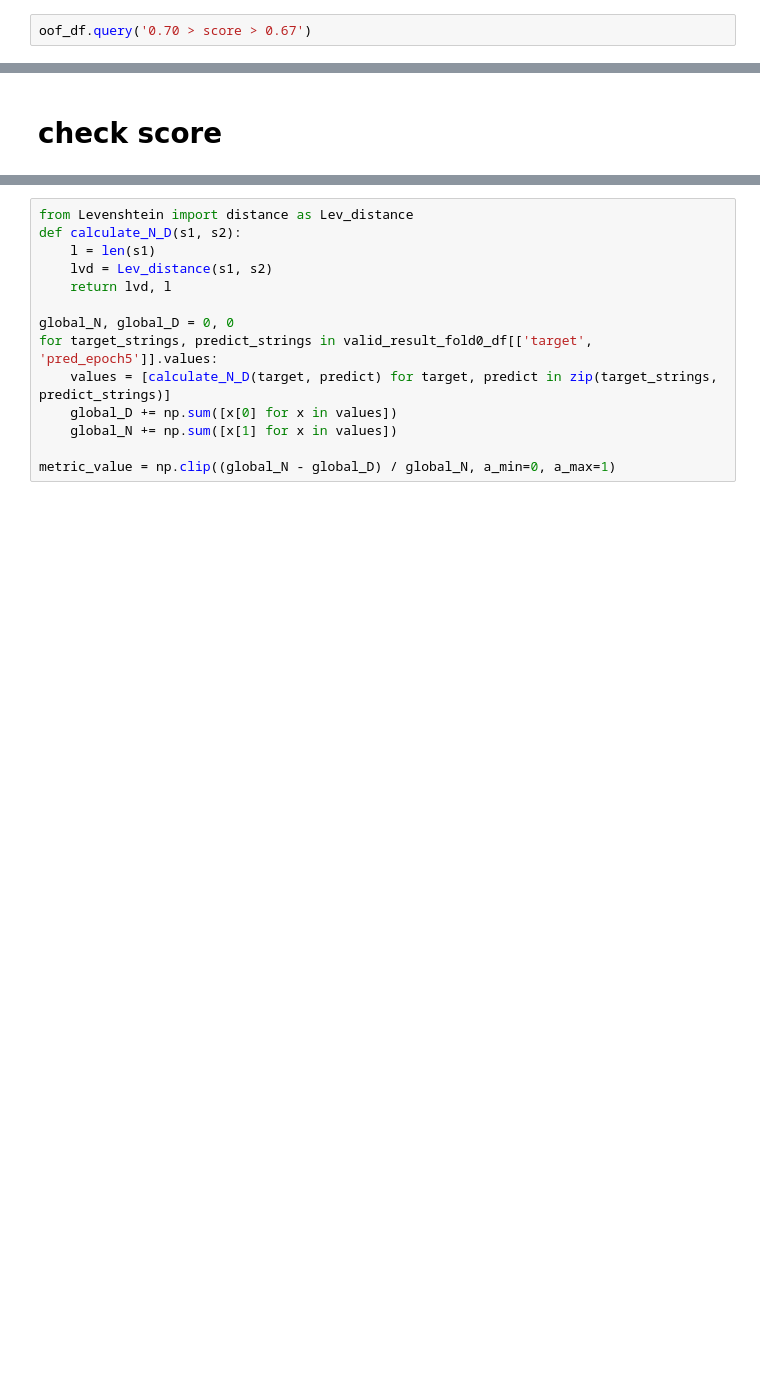
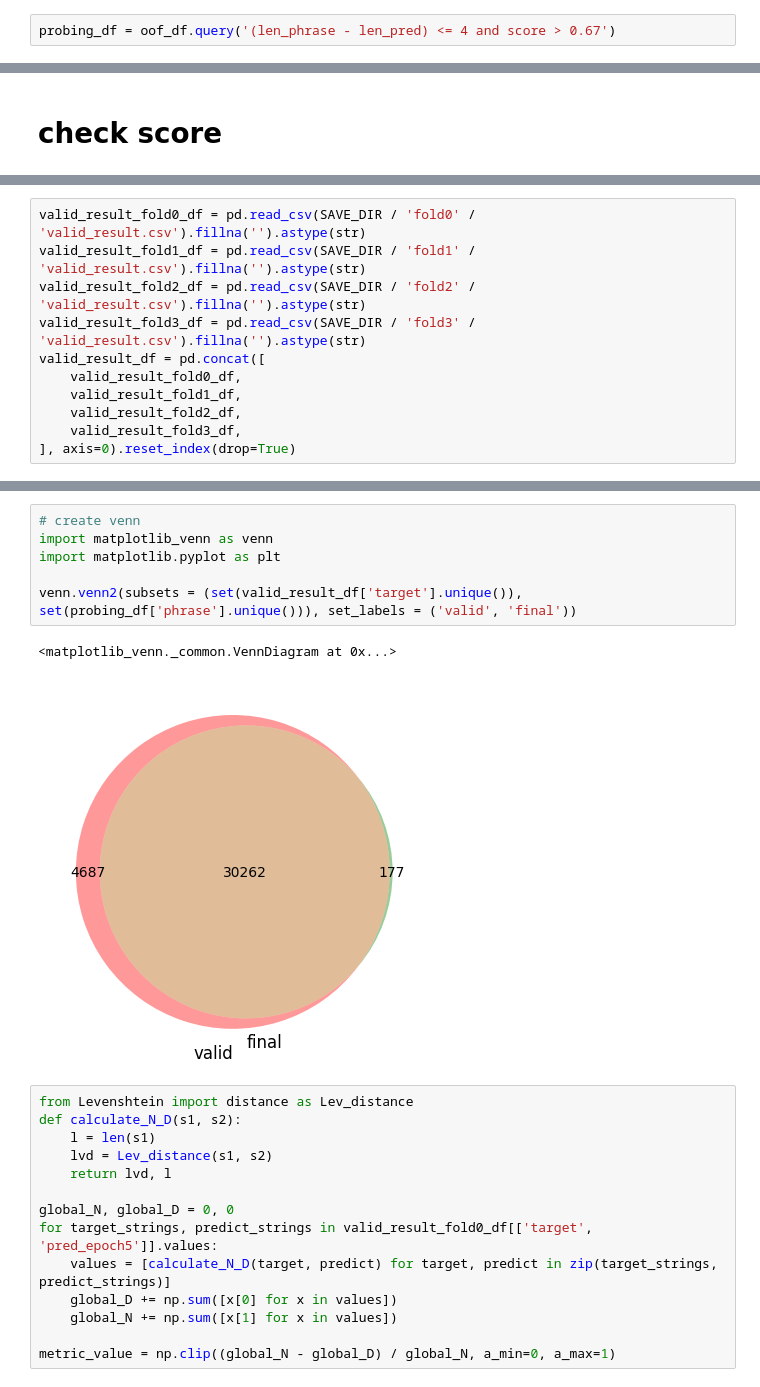
Before and after one commit to Luka-Magic/kaggle_asl2, a Jupyter notebook: exp/exp0007/check_oof.ipynb, the cells around one changed output, grey strips where cells are left out. Drawn from its saved outputs; the diff is of its cells as text; blank space fills up the shorter version.

```diff
--- a/exp/exp0007/check_oof.ipynb
+++ b/exp/exp0007/check_oof.ipynb
@@ -147,2 +127,2 @@ oof_score1_df.query('len_pred_per_frames > 0.33')
 # %%
-oof_df.query('0.70 > score > 0.67')
+probing_df = oof_df.query('(len_phrase - len_pred) <= 4 and score > 0.67')
@@ -182,0 +133,11 @@ valid_result_fold0_df
+# %%
+valid_result_fold0_df = pd.read_csv(SAVE_DIR / 'fold0' / 'valid_result.csv').fillna('').astype(str)
+valid_result_fold1_df = pd.read_csv(SAVE_DIR / 'fold1' / 'valid_result.csv').fillna('').astype(str)
+valid_result_fold2_df = pd.read_csv(SAVE_DIR / 'fold2' / 'valid_result.csv').fillna('').astype(str)
+valid_result_fold3_df = pd.read_csv(SAVE_DIR / 'fold3' / 'valid_result.csv').fillna('').astype(str)
+valid_result_df = pd.concat([
+    valid_result_fold0_df,
+    valid_result_fold1_df,
+    valid_result_fold2_df,
+    valid_result_fold3_df,
+], axis=0).reset_index(drop=True)
@@ -192,3 +199,12 @@ np.mean(score)
+# %%
+# create venn
+import matplotlib_venn as venn
+import matplotlib.pyplot as plt
+
+venn.venn2(subsets = (set(valid_result_df['target'].unique()), set(probing_df['phrase'].unique())), set_labels = ('valid', 'final'))
+# %% [output]
+<matplotlib_venn._common.VennDiagram at 0x...>
+[figure, added]
 # %%
 from Levenshtein import distance as Lev_distance
 def calculate_N_D(s1, s2):
```
Also changed, not shown: parts of 17 cells of this notebook, 1 other file.
